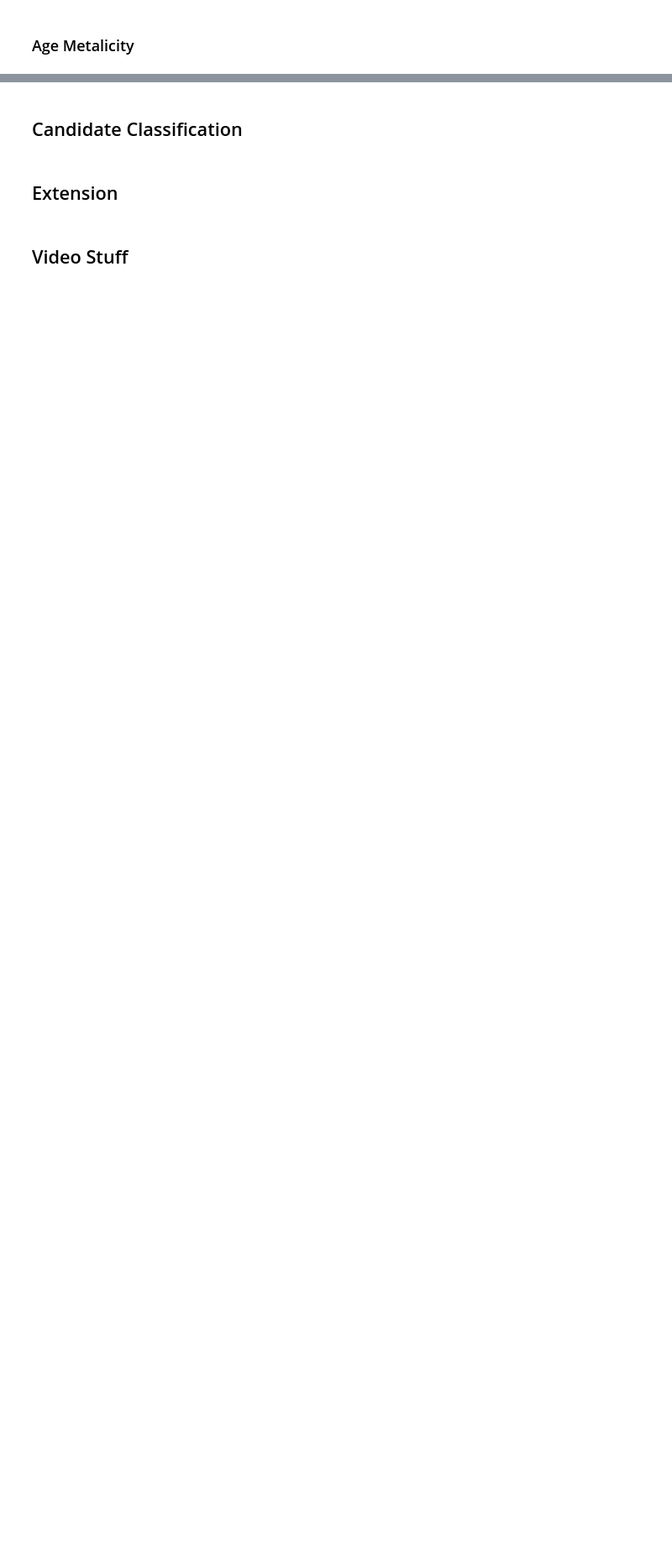
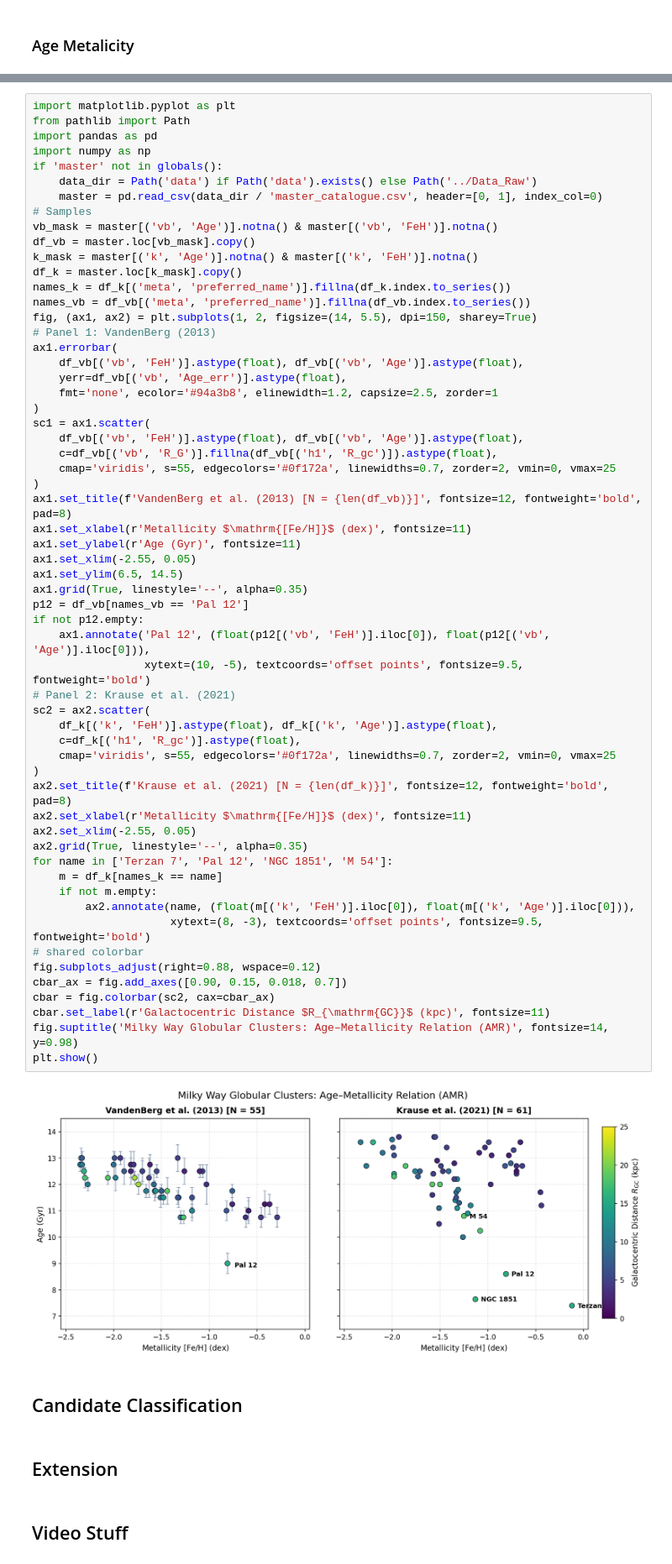
Before and after one commit to stormrealz/PHYS3116_Larawag, a Jupyter notebook: Matt_Notebook.ipynb, the cells around one changed output, grey strips where cells are left out. Shown at 84% size. Drawn from its saved outputs; the diff is of its cells as text; blank space fills up the shorter version.

Commit message:
Some more edits, filtered out most useful data points, added some more descriptions of cells

```diff
--- a/Matt_Notebook.ipynb
+++ b/Matt_Notebook.ipynb
@@ -227,3 +400,64 @@ for source in ["meta", "h1", "h3", "k", "vb"]:
+# %%
+import matplotlib.pyplot as plt
+from pathlib import Path
+import pandas as pd
+import numpy as np
+if 'master' not in globals():
+    data_dir = Path('data') if Path('data').exists() else Path('../Data_Raw')
+    master = pd.read_csv(data_dir / 'master_catalogue.csv', header=[0, 1], index_col=0)
+# Samples
+vb_mask = master[('vb', 'Age')].notna() & master[('vb', 'FeH')].notna()
+df_vb = master.loc[vb_mask].copy()
+k_mask = master[('k', 'Age')].notna() & master[('k', 'FeH')].notna()
+df_k = master.loc[k_mask].copy()
+names_k = df_k[('meta', 'preferred_name')].fillna(df_k.index.to_series())
+names_vb = df_vb[('meta', 'preferred_name')].fillna(df_vb.index.to_series())
+fig, (ax1, ax2) = plt.subplots(1, 2, figsize=(14, 5.5), dpi=150, sharey=True)
+# Panel 1: VandenBerg (2013)
+ax1.errorbar(
+    df_vb[('vb', 'FeH')].astype(float), df_vb[('vb', 'Age')].astype(float),
+    yerr=df_vb[('vb', 'Age_err')].astype(float),
+    fmt='none', ecolor='#94a3b8', elinewidth=1.2, capsize=2.5, zorder=1
+)
+sc1 = ax1.scatter(
+    df_vb[('vb', 'FeH')].astype(float), df_vb[('vb', 'Age')].astype(float),
+    c=df_vb[('vb', 'R_G')].fillna(df_vb[('h1', 'R_gc')]).astype(float),
+    cmap='viridis', s=55, edgecolors='#0f172a', linewidths=0.7, zorder=2, vmin=0, vmax=25
+)
+ax1.set_title(f'VandenBerg et al. (2013) [N = {len(df_vb)}]', fontsize=12, fontweight='bold', pad=8)
+ax1.set_xlabel(r'Metallicity $\mathrm{[Fe/H]}$ (dex)', fontsize=11)
+ax1.set_ylabel(r'Age (Gyr)', fontsize=11)
+ax1.set_xlim(-2.55, 0.05)
+ax1.set_ylim(6.5, 14.5)
+ax1.grid(True, linestyle='--', alpha=0.35)
+p12 = df_vb[names_vb == 'Pal 12']
+if not p12.empty:
+    ax1.annotate('Pal 12', (float(p12[('vb', 'FeH')].iloc[0]), float(p12[('vb', 'Age')].iloc[0])),
+                 xytext=(10, -5), textcoords='offset points', fontsize=9.5, fontweight='bold')
+# Panel 2: Krause et al. (2021)
+sc2 = ax2.scatter(
+    df_k[('k', 'FeH')].astype(float), df_k[('k', 'Age')].astype(float),
+    c=df_k[('h1', 'R_gc')].astype(float),
+    cmap='viridis', s=55, edgecolors='#0f172a', linewidths=0.7, zorder=2, vmin=0, vmax=25
+)
+ax2.set_title(f'Krause et al. (2021) [N = {len(df_k)}]', fontsize=12, fontweight='bold', pad=8)
+ax2.set_xlabel(r'Metallicity $\mathrm{[Fe/H]}$ (dex)', fontsize=11)
+ax2.set_xlim(-2.55, 0.05)
+ax2.grid(True, linestyle='--', alpha=0.35)
+for name in ['Terzan 7', 'Pal 12', 'NGC 1851', 'M 54']:
+    m = df_k[names_k == name]
+    if not m.empty:
+        ax2.annotate(name, (float(m[('k', 'FeH')].iloc[0]), float(m[('k', 'Age')].iloc[0])),
+                     xytext=(8, -3), textcoords='offset points', fontsize=9.5, fontweight='bold')
+# shared colorbar
+fig.subplots_adjust(right=0.88, wspace=0.12)
+cbar_ax = fig.add_axes([0.90, 0.15, 0.018, 0.7])
+cbar = fig.colorbar(sc2, cax=cbar_ax)
+cbar.set_label(r'Galactocentric Distance $R_{\mathrm{GC}}$ (kpc)', fontsize=11)
+fig.suptitle('Milky Way Globular Clusters: Age–Metallicity Relation (AMR)', fontsize=14, y=0.98)
+plt.show()
+# %% [output]
+[figure, added]
 # %% [markdown]
 ## Candidate Classification
 # %% [markdown]
```
Also changed, not shown: parts of 7 cells of this notebook, 2 other files.
